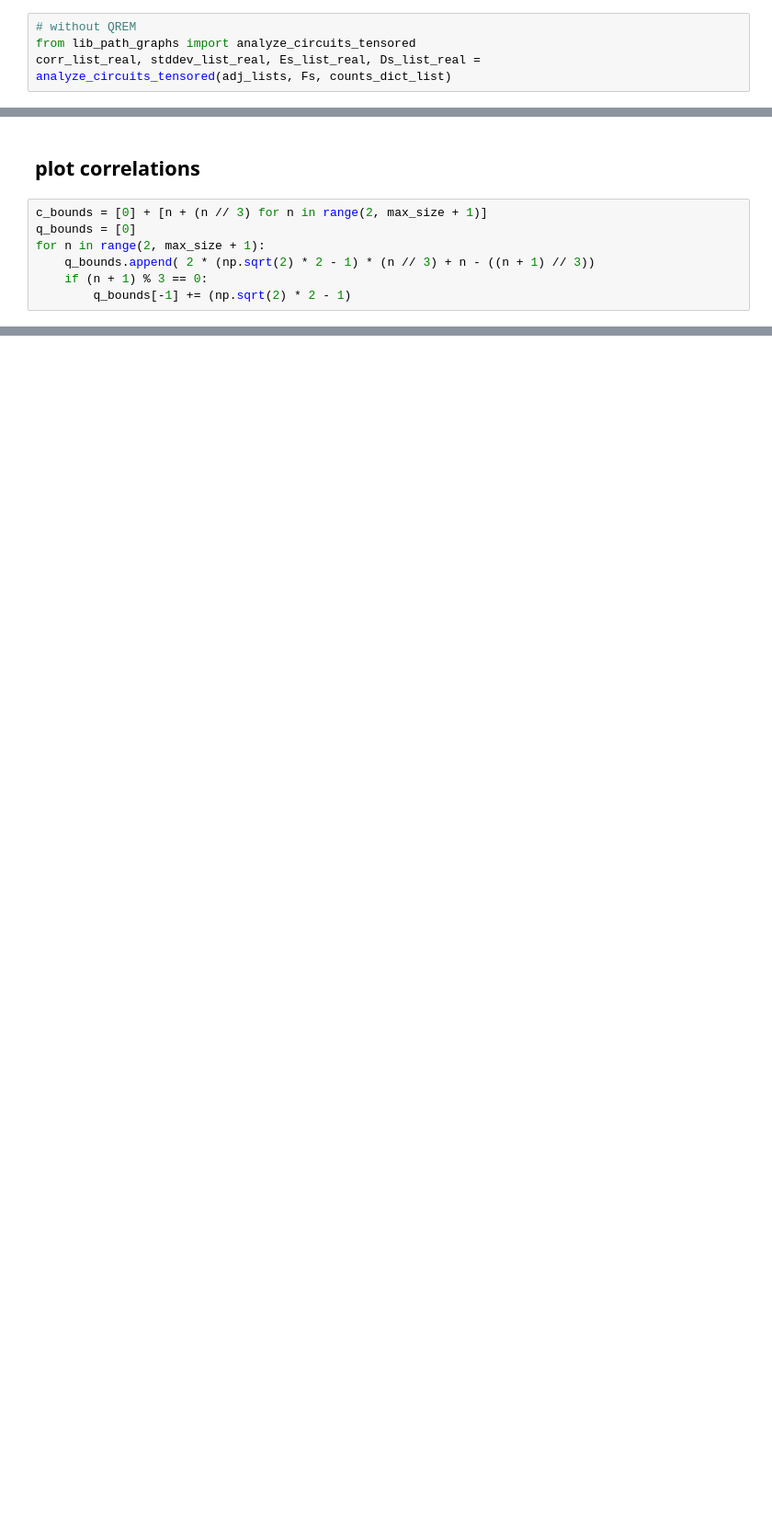
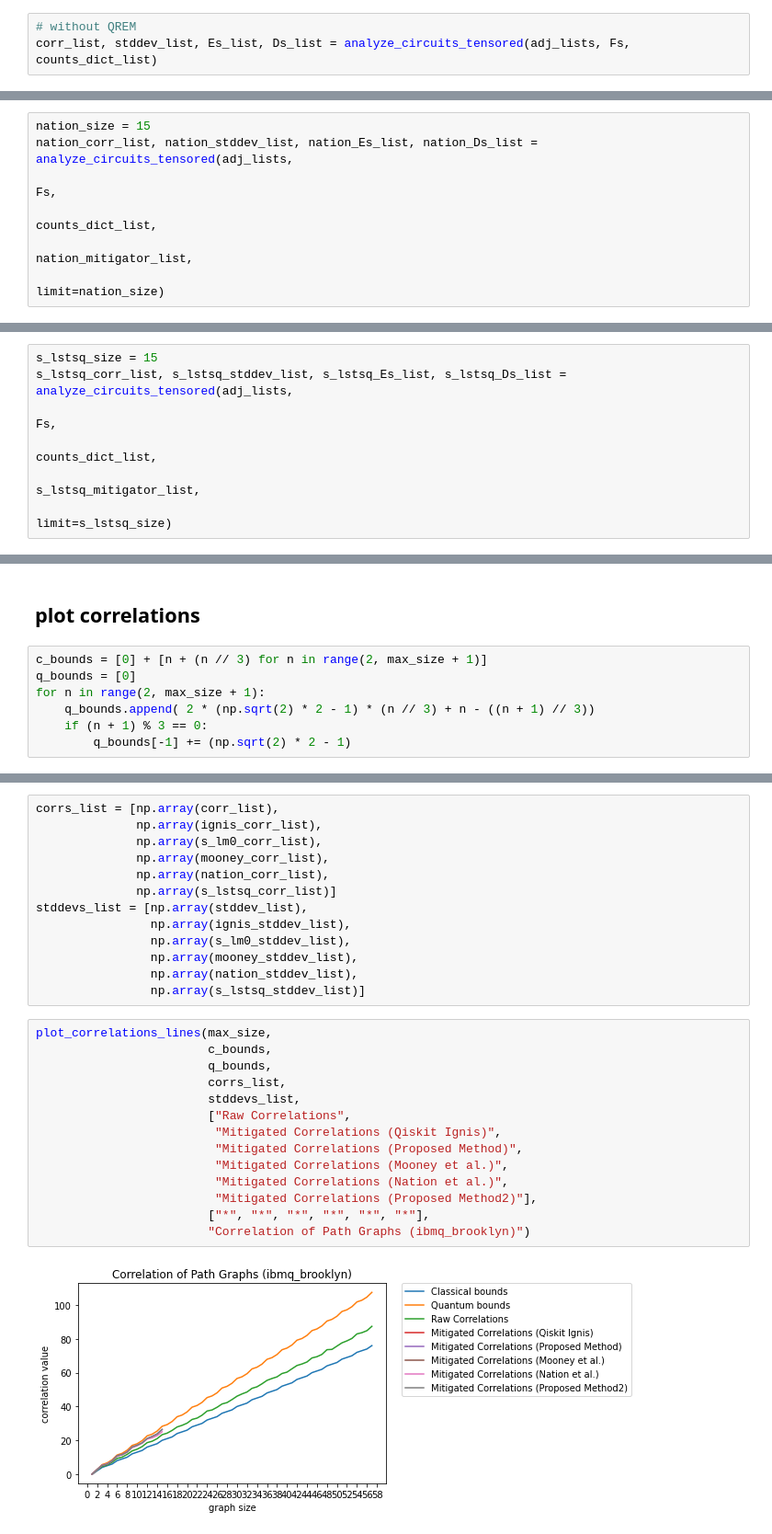
Before and after one commit to BOBO1997/qip2021_poster549, a Jupyter notebook: master_thesis/path_graphs/brooklyn_path.ipynb, the cells around one changed output, grey strips where cells are left out. Shown: that part at 92% size. Saved outputs shown, nothing was run; the diff lists cells and outputs as text; blank space fills up the shorter version.

```diff
--- a/master_thesis/path_graphs/brooklyn_path.ipynb
+++ b/master_thesis/path_graphs/brooklyn_path.ipynb
@@ -98,7 +133,6 @@ length of tensored_meas_mitigator_list:  56
 # %%
 # without QREM
-from lib_path_graphs import analyze_circuits_tensored
-corr_list_real, stddev_list_real, Es_list_real, Ds_list_real = analyze_circuits_tensored(adj_lists, Fs, counts_dict_list)
+corr_list, stddev_list, Es_list, Ds_list = analyze_circuits_tensored(adj_lists, Fs, counts_dict_list)
 # %% [output]
 graph size: 1
 skipped
@@ -145,0 +247,7 @@ total correlation: 15.989140517220626
+# %%
+nation_size = 15
+nation_corr_list, nation_stddev_list, nation_Es_list, nation_Ds_list = analyze_circuits_tensored(adj_lists,
+                                                                                                 Fs,
+                                                                                                 counts_dict_list,
+                                                                                                 nation_mitigator_list,
+                                                                                                 limit=nation_size)
@@ -145,0 +272,7 @@ total correlation: 15.989140517220626
+# %%
+s_lstsq_size = 15
+s_lstsq_corr_list, s_lstsq_stddev_list, s_lstsq_Es_list, s_lstsq_Ds_list = analyze_circuits_tensored(adj_lists,
+                                                                                                     Fs,
+                                                                                                     counts_dict_list,
+                                                                                                     s_lstsq_mitigator_list,
+                                                                                                     limit=s_lstsq_size)
@@ -169,0 +310,29 @@ plot_correlations(max_size,
+# %%
+corrs_list = [np.array(corr_list),
+              np.array(ignis_corr_list),
+              np.array(s_lm0_corr_list),
+              np.array(mooney_corr_list),
+              np.array(nation_corr_list),
+              np.array(s_lstsq_corr_list)]
+stddevs_list = [np.array(stddev_list),
+                np.array(ignis_stddev_list),
+                np.array(s_lm0_stddev_list),
+                np.array(mooney_stddev_list),
+                np.array(nation_stddev_list),
+                np.array(s_lstsq_stddev_list)]
+# %%
+plot_correlations_lines(max_size,
+                        c_bounds,
+                        q_bounds,
+                        corrs_list,
+                        stddevs_list,
+                        ["Raw Correlations",
+                         "Mitigated Correlations (Qiskit Ignis)",
+                         "Mitigated Correlations (Proposed Method)",
+                         "Mitigated Correlations (Mooney et al.)",
+                         "Mitigated Correlations (Nation et al.)",
+                         "Mitigated Correlations (Proposed Method2)"],
+                        ["*", "*", "*", "*", "*", "*"],
+                        "Correlation of Path Graphs (ibmq_brooklyn)")
+# %% [output]
+[figure, added]
```
Also changed, not shown: parts of 14 cells of this notebook, 9 other files.
